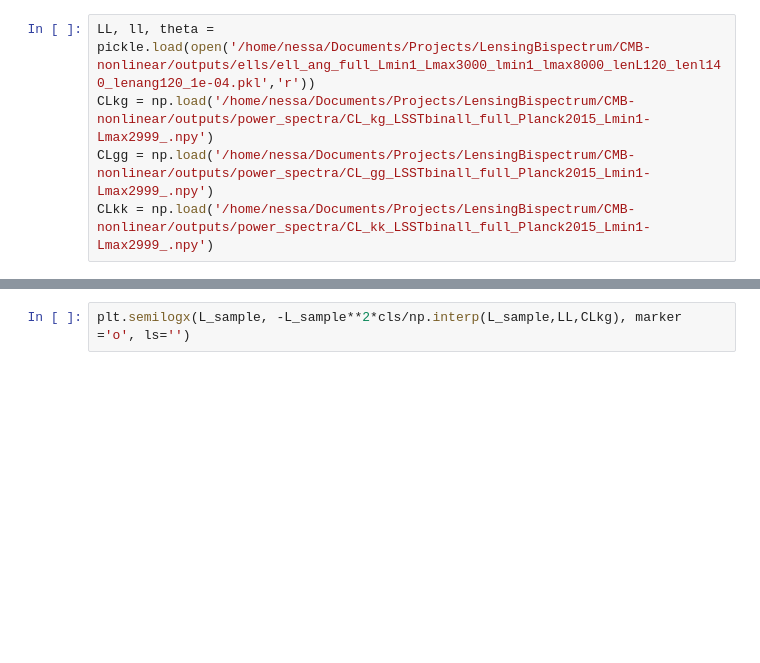
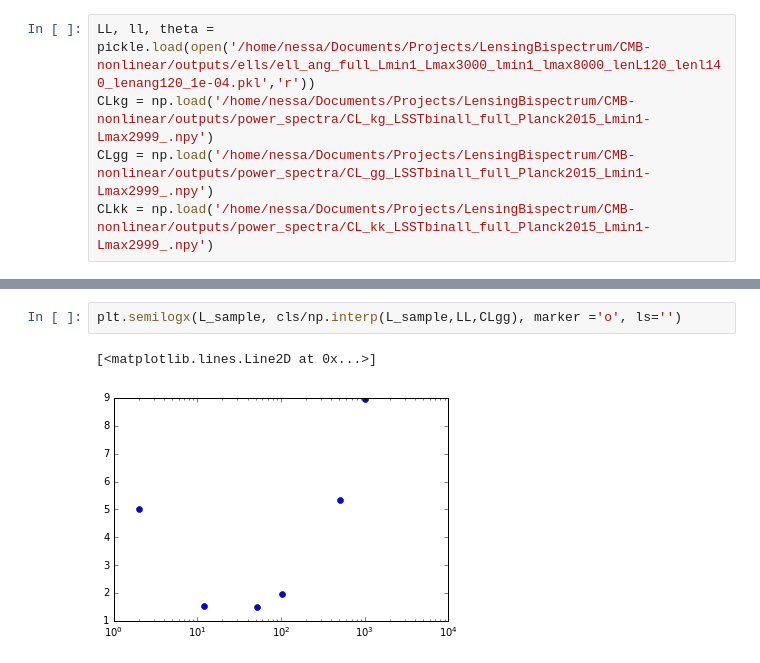
Before and after one commit to VMBoehm/BispectrumBias, a Jupyter notebook: DeltaCl Interpolation.ipynb, the cells around one changed output, grey strips where cells are left out. Saved outputs shown, nothing was run; the diff lists cells and outputs as text; blank space fills up the shorter version.

```diff
--- a/DeltaCl Interpolation.ipynb
+++ b/DeltaCl Interpolation.ipynb
@@ -225,2 +367,5 @@ plt.semilogx(LL,CLkg)
 # %%
-plt.semilogx(L_sample, -L_sample**2*cls/np.interp(L_sample,LL,CLkg), marker ='o', ls='')
+plt.semilogx(L_sample, cls/np.interp(L_sample,LL,CLgg), marker ='o', ls='')
+# %% [output]
+[<matplotlib.lines.Line2D at 0x...>]
+[figure, added]
```
Also changed, not shown: parts of 20 cells of this notebook.
